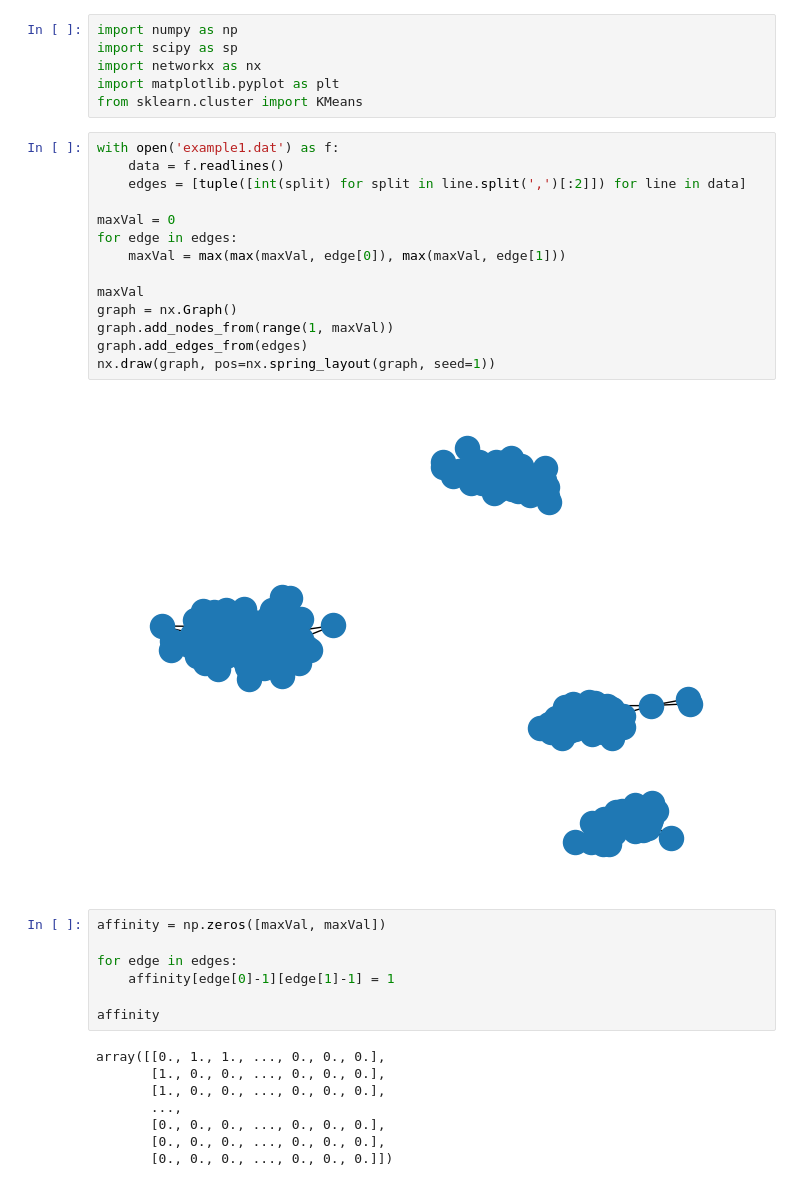
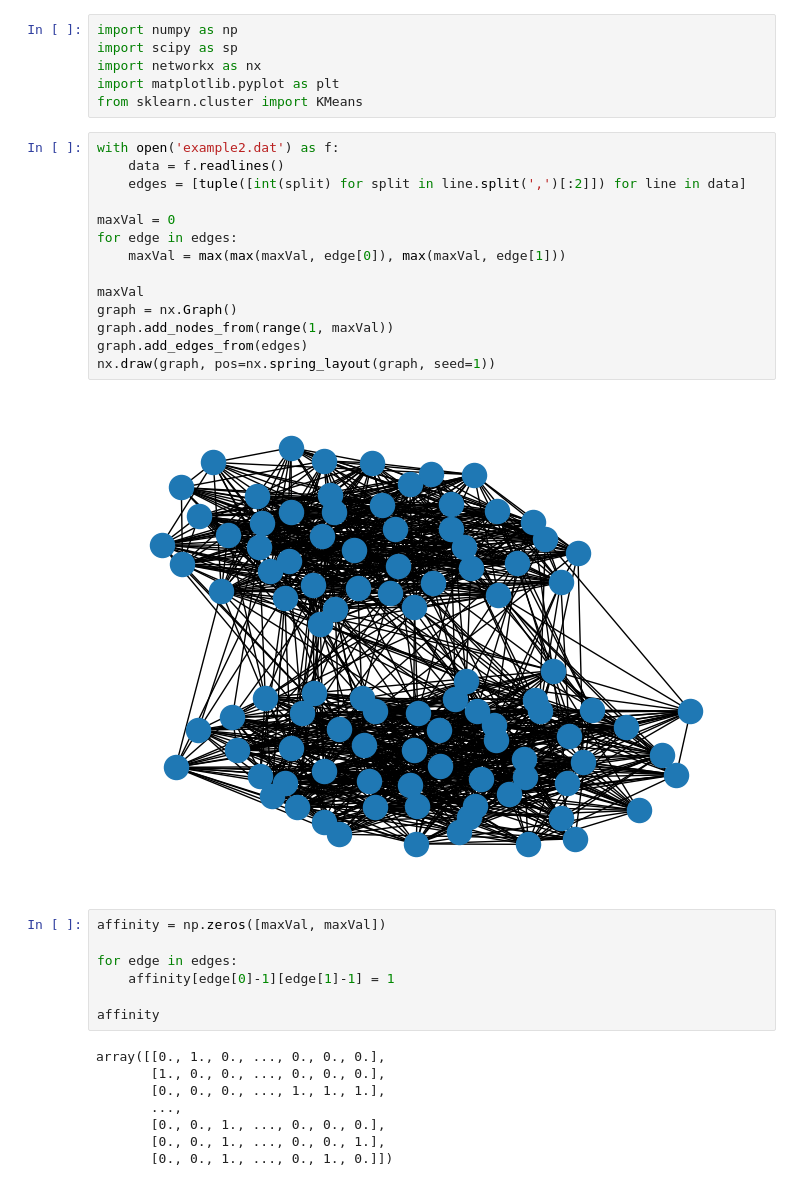
Before and after one commit to saffronjam/tsedm, a Jupyter notebook: ID2222 Data Mining/hw4/spectral.ipynb, the cells around one changed output. Drawn from its saved outputs; the diff is of its cells as text.

```diff
--- a/ID2222 Data Mining/hw4/spectral.ipynb
+++ b/ID2222 Data Mining/hw4/spectral.ipynb
@@ -58,21 +58,21 @@ import networkx as nx
 import matplotlib.pyplot as plt
 from sklearn.cluster import KMeans
 # %%
-with open('example1.dat') as f:
+with open('example2.dat') as f:
     data = f.readlines()
     edges = [tuple([int(split) for split in line.split(',')[:2]]) for line in data]
 
 maxVal = 0
 for edge in edges:
     maxVal = max(max(maxVal, edge[0]), max(maxVal, edge[1]))
 
 maxVal
 graph = nx.Graph()
 graph.add_nodes_from(range(1, maxVal))
 graph.add_edges_from(edges)
 nx.draw(graph, pos=nx.spring_layout(graph, seed=1))
 # %% [output]
-[figure, old version]
+[figure, new version]
 # %%
 affinity = np.zeros([maxVal, maxVal])
 
@@ -81,13 +81,13 @@ for edge in edges:
 
 affinity
 # %% [output]
-array([[0., 1., 1., ..., 0., 0., 0.],
+array([[0., 1., 0., ..., 0., 0., 0.],
        [1., 0., 0., ..., 0., 0., 0.],
-       [1., 0., 0., ..., 0., 0., 0.],
+       [0., 0., 0., ..., 1., 1., 1.],
        ...,
-       [0., 0., 0., ..., 0., 0., 0.],
-       [0., 0., 0., ..., 0., 0., 0.],
-       [0., 0., 0., ..., 0., 0., 0.]])
+       [0., 0., 1., ..., 0., 0., 0.],
+       [0., 0., 1., ..., 0., 0., 1.],
+       [0., 0., 1., ..., 0., 1., 0.]])
 # %%
 diagonal = np.zeros([maxVal, maxVal])
 
```
Also changed, not shown: parts of 8 cells of this notebook, 1 other file.
